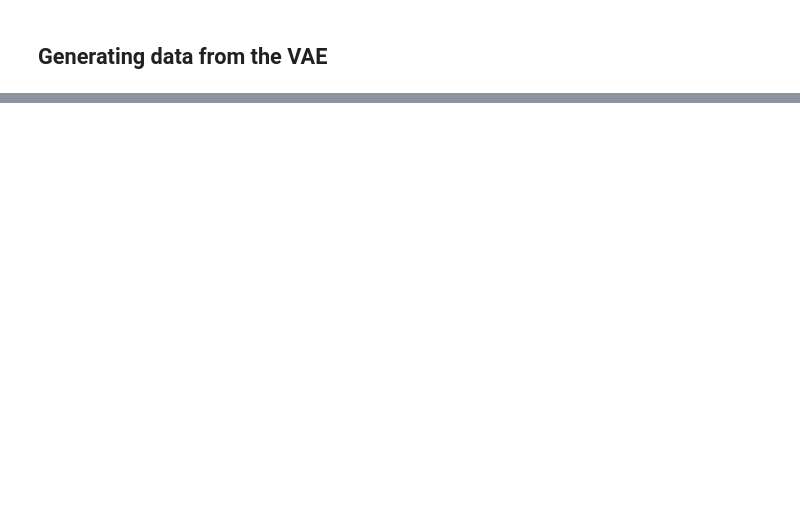
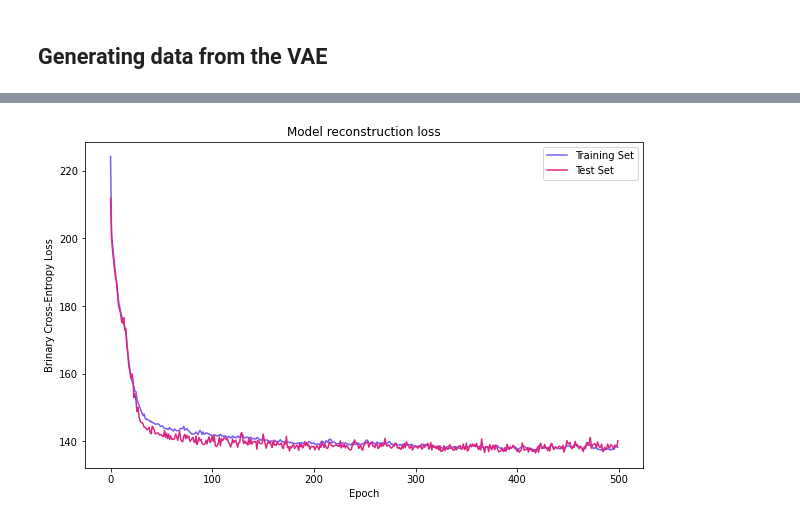
Before and after one commit to Oebele/Deep-lerning-for-beginners, a Jupyter notebook: Variational_Autoencoders.ipynb, the cells around one changed output, grey strips where cells are left out. Cells and saved outputs as stored; diff of their text form; code cells hidden in the pictures; blank space fills up the shorter version.

```diff
--- a/Variational_Autoencoders.ipynb
+++ b/Variational_Autoencoders.ipynb
@@ -339,0 +677,25 @@ print(np.around(scaler.inverse_transform(gen), decimals=1))
+# %%
+models = (encoder, decoder)
+data = (x_test, y_test)
+
+reconstruction_loss = binary_crossentropy(inpt_vec,
+                                          outputs)
+
+reconstruction_loss *= inpt_dim
+kl_loss = 1 + z_log_var - K.square(z_mean) - K.exp(z_log_var)
+kl_loss = K.sum(kl_loss, axis=-1)
+kl_loss *= -0.5
+vae_loss = K.mean(reconstruction_loss + kl_loss)
+vae.add_loss(vae_loss)
+vae.compile(optimizer='adam')
+vae.summary()
+
+hist = vae.fit(x_train,
+               epochs=500,
+               batch_size=500,
+               validation_data=(x_test, None))
+
+plot_results(models,
+             data,
+             batch_size=500,
+             model_name="vae_mlp")
@@ -339,0 +721,15 @@ print(np.around(scaler.inverse_transform(gen), decimals=1))
+# %%
+import matplotlib.pyplot as plt
+
+fig = plt.figure(figsize=(10,6))
+plt.plot(hist.history['loss'], color='#785ef0')
+plt.plot(hist.history['val_loss'], color='#dc267f')
+plt.title('Model reconstruction loss')
+# plt.yscale('log')
+plt.ylabel('Brinary Cross-Entropy Loss')
+plt.xlabel('Epoch')
+plt.legend(['Training Set', 'Test Set'], loc='upper right')
+# plt.savefig('ch.9.vae.d.mnist.loss.png', dpi=350, bbox_inches='tight')
+plt.show()
+# %% [output]
+[figure, added]
```
Also changed, not shown: parts of 18 cells of this notebook.
